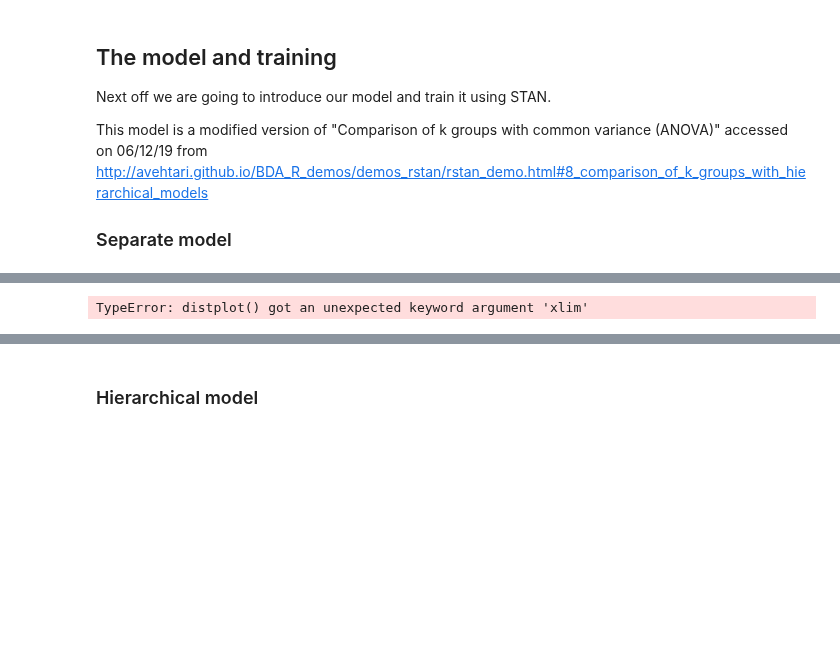
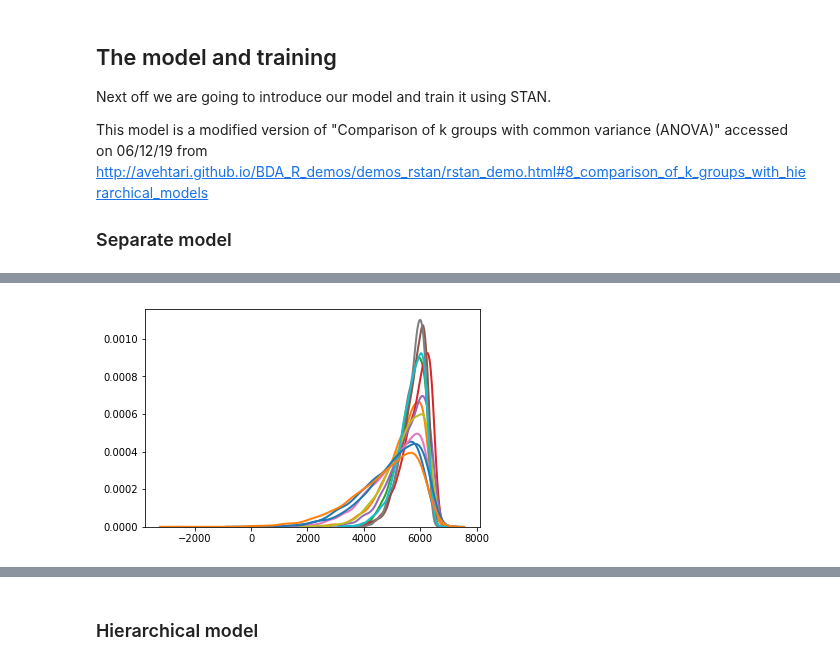
Before and after one commit to Lensku/BDA-Project-Otso-Lensku, a Jupyter notebook: Project.ipynb, the cells around one changed output, grey strips where cells are left out. Saved outputs shown, nothing was run; the diff lists cells and outputs as text; code cells hidden in the pictures; blank space fills up the shorter version.

```diff
--- a/Project.ipynb
+++ b/Project.ipynb
@@ -280,14 +283,7 @@ To run all diagnostics call pystan.check_hmc_diagnostics(fit)
 # %%
-# January
-#plt.hist(separate_samples['ypred'][:,10], bins=50);
-#plt.hist(separate_samples['ypred'][:,0], bins=50);
-
-[sns.distplot(separate_samples['mu'][:,i], hist=False, kde=True,
-            bins=int(180/5),
-            hist_kws={'edgecolor':'black'},
-            kde_kws={'linewidth': 4}) for i in range(12)];
+[sns.distplot(separate_samples['ypred'][:,i],hist=False,bins=30,kde_kws={'linewidth': 2}) for i in range(12)];
 # %% [output]
-TypeError: distplot() got an unexpected keyword argument 'xlim'
+[figure, added]
 # %%
 separate_inference_data = az.from_pystan(
     posterior=separate_fit,
```
Also changed, not shown: parts of 13 cells of this notebook.
